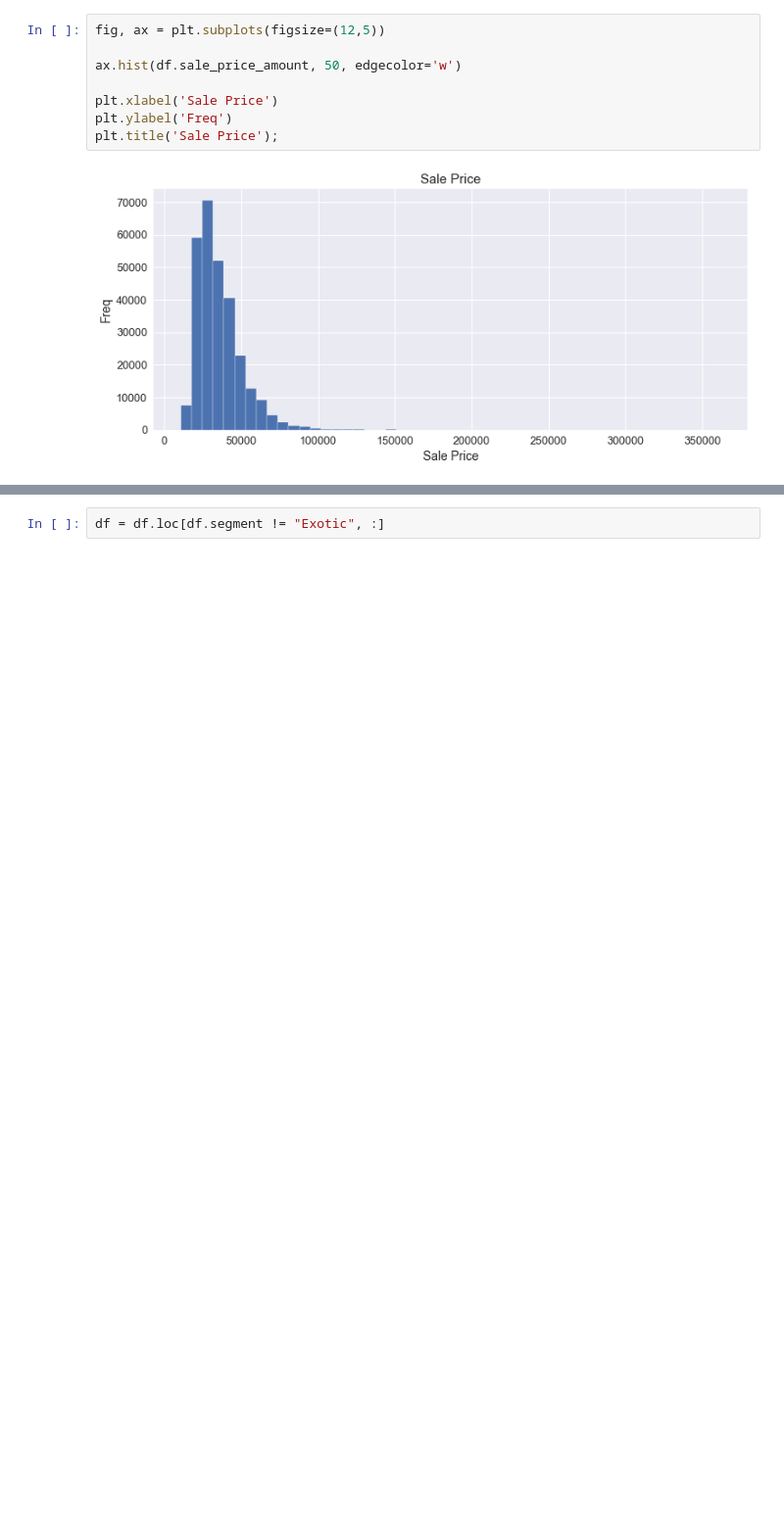
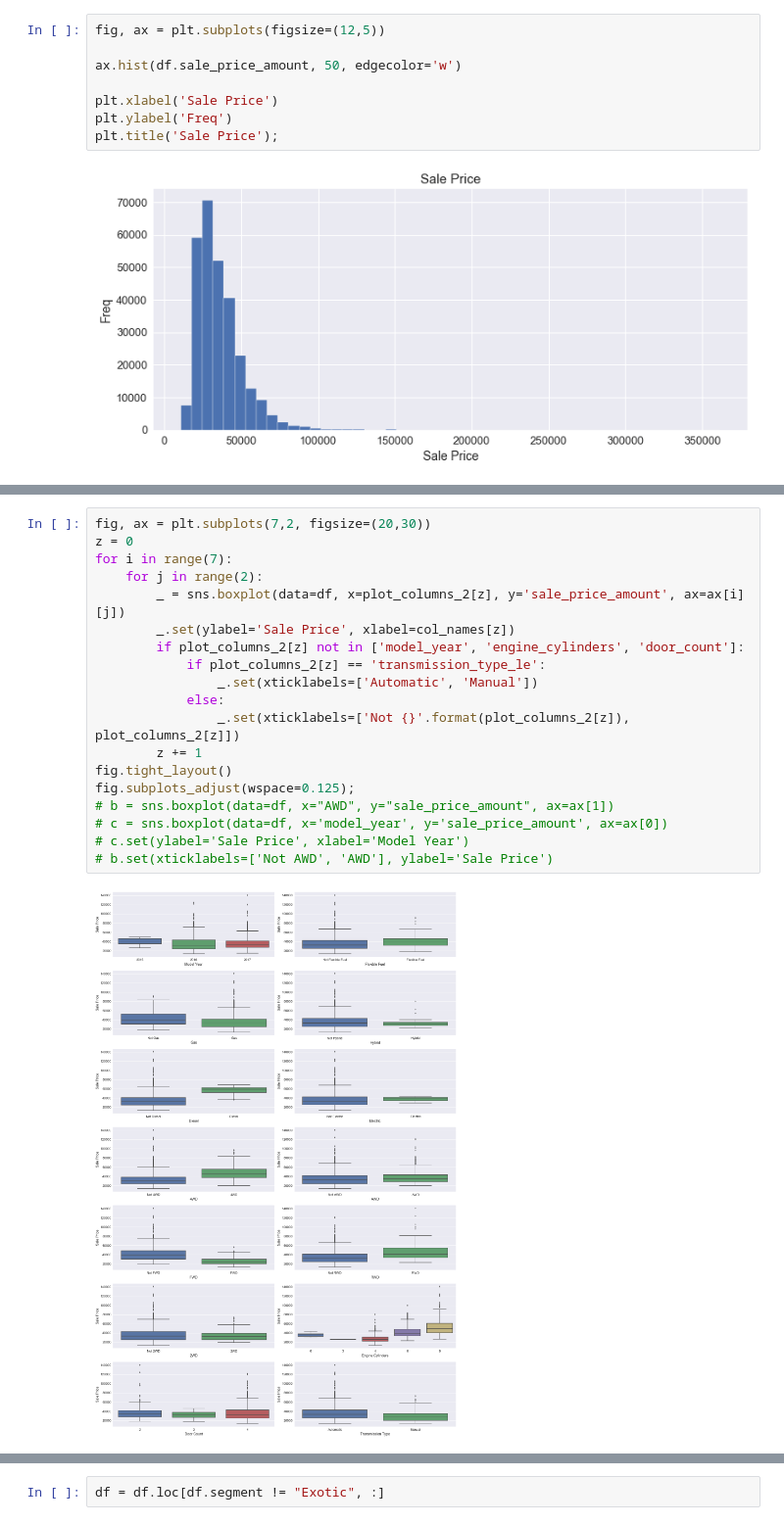
Before and after one commit to chaosem/Data-Science-Career-Track, a Jupyter notebook: Capstone Project/Predicting Vehicle Sale Price.ipynb, the cells around one changed output, grey strips where cells are left out. Shown at 98% size. Drawn from its saved outputs; the diff is of its cells as text; blank space fills up the shorter version.

```diff
--- a/Capstone Project/Predicting Vehicle Sale Price.ipynb
+++ b/Capstone Project/Predicting Vehicle Sale Price.ipynb
@@ -279 +303,22 @@ plt.title('Sale Price');
+# %%
+fig, ax = plt.subplots(7,2, figsize=(20,30))
+z = 0
+for i in range(7):
+    for j in range(2):
+        _ = sns.boxplot(data=df, x=plot_columns_2[z], y='sale_price_amount', ax=ax[i][j])
+        _.set(ylabel='Sale Price', xlabel=col_names[z])
+        if plot_columns_2[z] not in ['model_year', 'engine_cylinders', 'door_count']:
+            if plot_columns_2[z] == 'transmission_type_le':
+                _.set(xticklabels=['Automatic', 'Manual'])
+            else:
+                _.set(xticklabels=['Not {}'.format(plot_columns_2[z]), plot_columns_2[z]])
+        z += 1
+fig.tight_layout()
+fig.subplots_adjust(wspace=0.125);
+# b = sns.boxplot(data=df, x="AWD", y="sale_price_amount", ax=ax[1])
+# c = sns.boxplot(data=df, x='model_year', y='sale_price_amount', ax=ax[0])
+# c.set(ylabel='Sale Price', xlabel='Model Year')
+# b.set(xticklabels=['Not AWD', 'AWD'], ylabel='Sale Price')
+# %% [output]
+[figure, added]
 # %%
```
Also changed, not shown: parts of 7 cells of this notebook, 10 other files.
